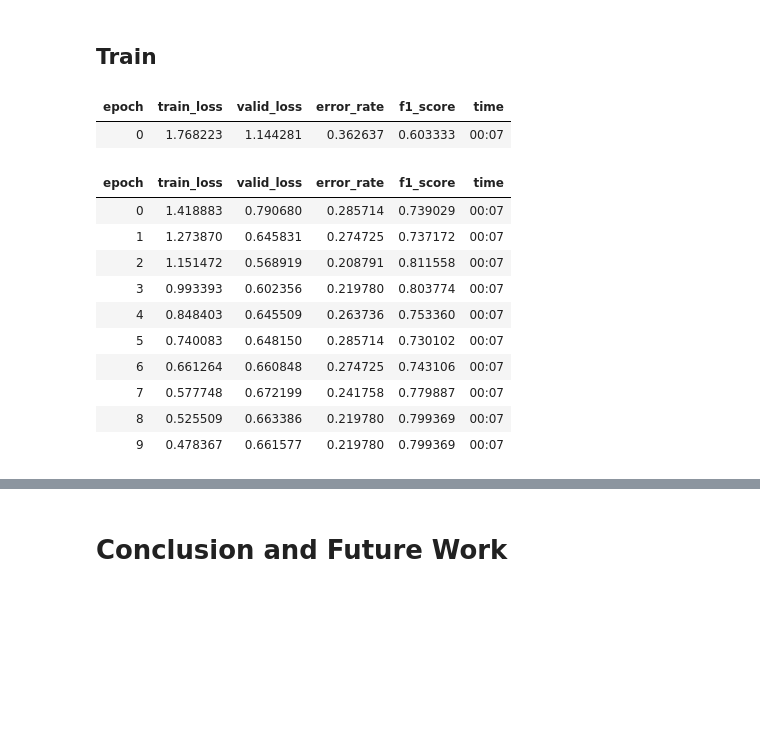
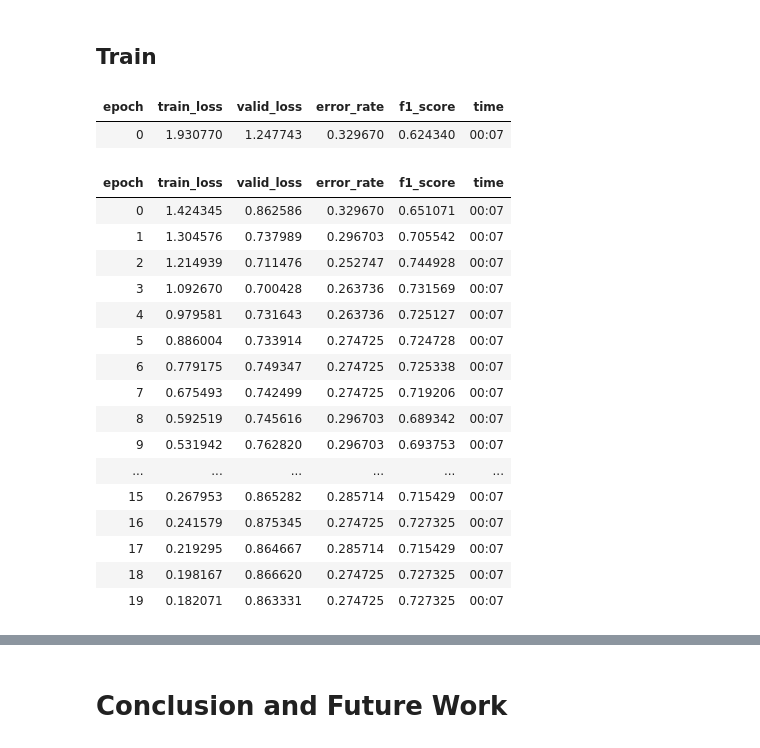
Before and after one commit to NahsiN/musings, a Jupyter notebook: _notebooks/2021-03-22-Classifying-Track-Bikes.ipynb, the cells around one changed output, grey strips where cells are left out. Saved outputs shown, nothing was run; the diff lists cells and outputs as text; code cells hidden in the pictures; blank space fills up the shorter version.

```diff
--- a/_notebooks/2021-03-22-Classifying-Track-Bikes.ipynb
+++ b/_notebooks/2021-03-22-Classifying-Track-Bikes.ipynb
@@ -265,20 +252,26 @@ yamaha_binary_dls.show_batch(max_n=6, nrows=2)
 ## Train
 # %%
 learner_yamaha_binary = cnn_learner(yamaha_binary_dls,
-                                    resnet18, metrics=[error_rate, F1Score(average="macro")],
+                                    resnet18, metrics=[error_rate, F1Score(average="weighted")],
                                     lr=0.001)
-learner_yamaha_binary.fine_tune(10)
+learner_yamaha_binary.fine_tune(20)
 # %% [output]
 | epoch | train_loss | valid_loss | error_rate | f1_score | time |
-| 0 | 1.768223 | 1.144281 | 0.362637 | 0.603333 | 00:07 |
+| 0 | 1.930770 | 1.247743 | 0.329670 | 0.624340 | 00:07 |
 | epoch | train_loss | valid_loss | error_rate | f1_score | time |
-| 0 | 1.418883 | 0.790680 | 0.285714 | 0.739029 | 00:07 |
-| 1 | 1.273870 | 0.645831 | 0.274725 | 0.737172 | 00:07 |
-| 2 | 1.151472 | 0.568919 | 0.208791 | 0.811558 | 00:07 |
-| 3 | 0.993393 | 0.602356 | 0.219780 | 0.803774 | 00:07 |
-| 4 | 0.848403 | 0.645509 | 0.263736 | 0.753360 | 00:07 |
-| 5 | 0.740083 | 0.648150 | 0.285714 | 0.730102 | 00:07 |
-| 6 | 0.661264 | 0.660848 | 0.274725 | 0.743106 | 00:07 |
-| 7 | 0.577748 | 0.672199 | 0.241758 | 0.779887 | 00:07 |
-| 8 | 0.525509 | 0.663386 | 0.219780 | 0.799369 | 00:07 |
-| 9 | 0.478367 | 0.661577 | 0.219780 | 0.799369 | 00:07 |
+| 0 | 1.424345 | 0.862586 | 0.329670 | 0.651071 | 00:07 |
+| 1 | 1.304576 | 0.737989 | 0.296703 | 0.705542 | 00:07 |
+| 2 | 1.214939 | 0.711476 | 0.252747 | 0.744928 | 00:07 |
+| 3 | 1.092670 | 0.700428 | 0.263736 | 0.731569 | 00:07 |
+| 4 | 0.979581 | 0.731643 | 0.263736 | 0.725127 | 00:07 |
+| 5 | 0.886004 | 0.733914 | 0.274725 | 0.724728 | 00:07 |
+| 6 | 0.779175 | 0.749347 | 0.274725 | 0.725338 | 00:07 |
+| 7 | 0.675493 | 0.742499 | 0.274725 | 0.719206 | 00:07 |
+| 8 | 0.592519 | 0.745616 | 0.296703 | 0.689342 | 00:07 |
+| 9 | 0.531942 | 0.762820 | 0.296703 | 0.693753 | 00:07 |
+| ... | ... | ... | ... | ... | ... |
+| 15 | 0.267953 | 0.865282 | 0.285714 | 0.715429 | 00:07 |
+| 16 | 0.241579 | 0.875345 | 0.274725 | 0.727325 | 00:07 |
+| 17 | 0.219295 | 0.864667 | 0.285714 | 0.715429 | 00:07 |
+| 18 | 0.198167 | 0.866620 | 0.274725 | 0.727325 | 00:07 |
+| 19 | 0.182071 | 0.863331 | 0.274725 | 0.727325 | 00:07 |
```
Also changed, not shown: parts of 47 cells of this notebook.
